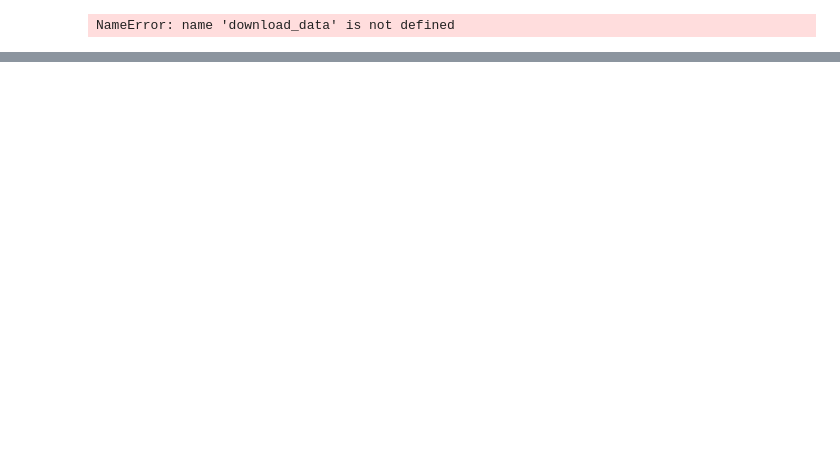
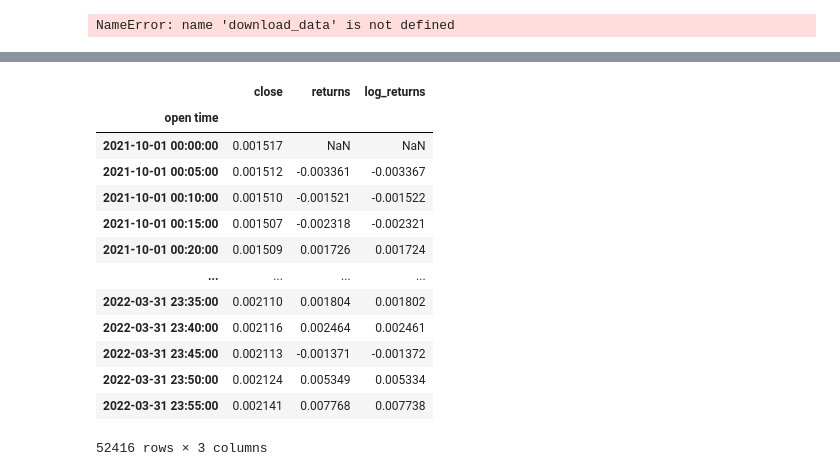
Before and after one commit to EmaMerca/shocks, a Jupyter notebook: data.ipynb, the cells around one changed output, grey strips where cells are left out. Drawn from its saved outputs; the diff is of its cells as text; code cells hidden in the pictures; blank space fills up the shorter version.

```diff
--- a/data.ipynb
+++ b/data.ipynb
@@ -93,0 +83,17 @@ Emanuele.
+# %%
+data.data
+# %% [output]
+|  | close | returns | log_returns |
+| open time |  |  |  |
+| 2021-10-01 00:00:00 | 0.001517 | NaN | NaN |
+| 2021-10-01 00:05:00 | 0.001512 | -0.003361 | -0.003367 |
+| 2021-10-01 00:10:00 | 0.001510 | -0.001521 | -0.001522 |
+| 2021-10-01 00:15:00 | 0.001507 | -0.002318 | -0.002321 |
+| 2021-10-01 00:20:00 | 0.001509 | 0.001726 | 0.001724 |
+| ... | ... | ... | ... |
+| 2022-03-31 23:35:00 | 0.002110 | 0.001804 | 0.001802 |
+| 2022-03-31 23:40:00 | 0.002116 | 0.002464 | 0.002461 |
+| 2022-03-31 23:45:00 | 0.002113 | -0.001371 | -0.001372 |
+| 2022-03-31 23:50:00 | 0.002124 | 0.005349 | 0.005334 |
+| 2022-03-31 23:55:00 | 0.002141 | 0.007768 | 0.007738 |
+52416 rows × 3 columns
```
Also changed, not shown: parts of 8 cells of this notebook, 1 other file.
